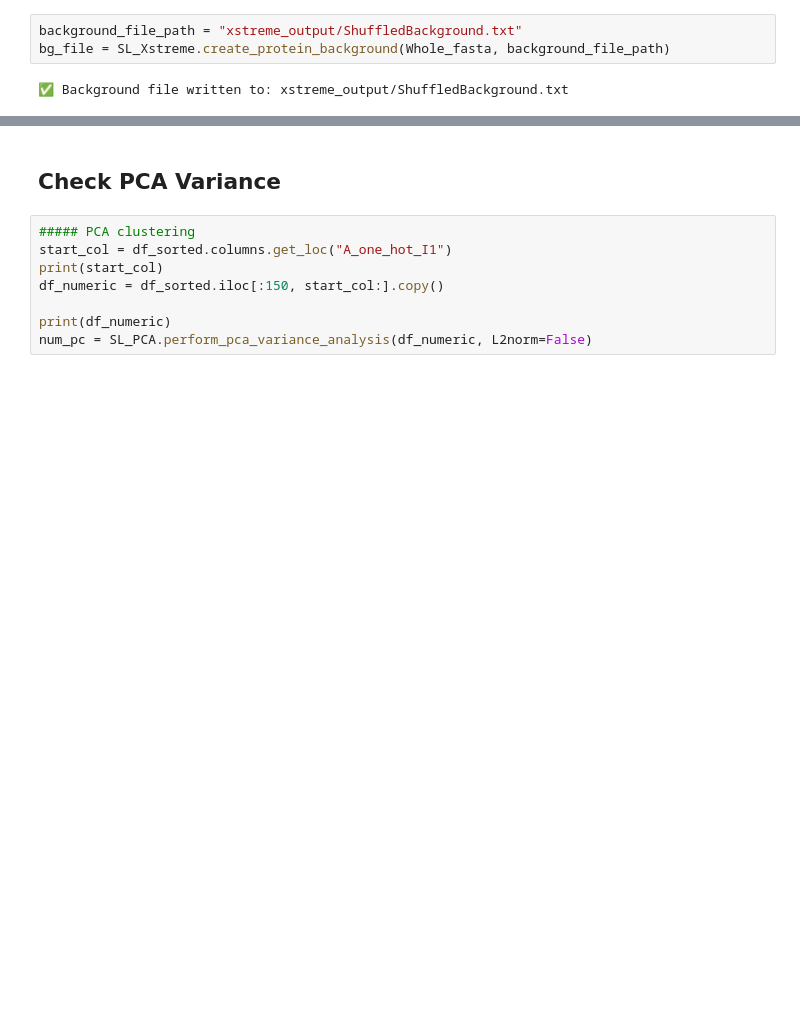
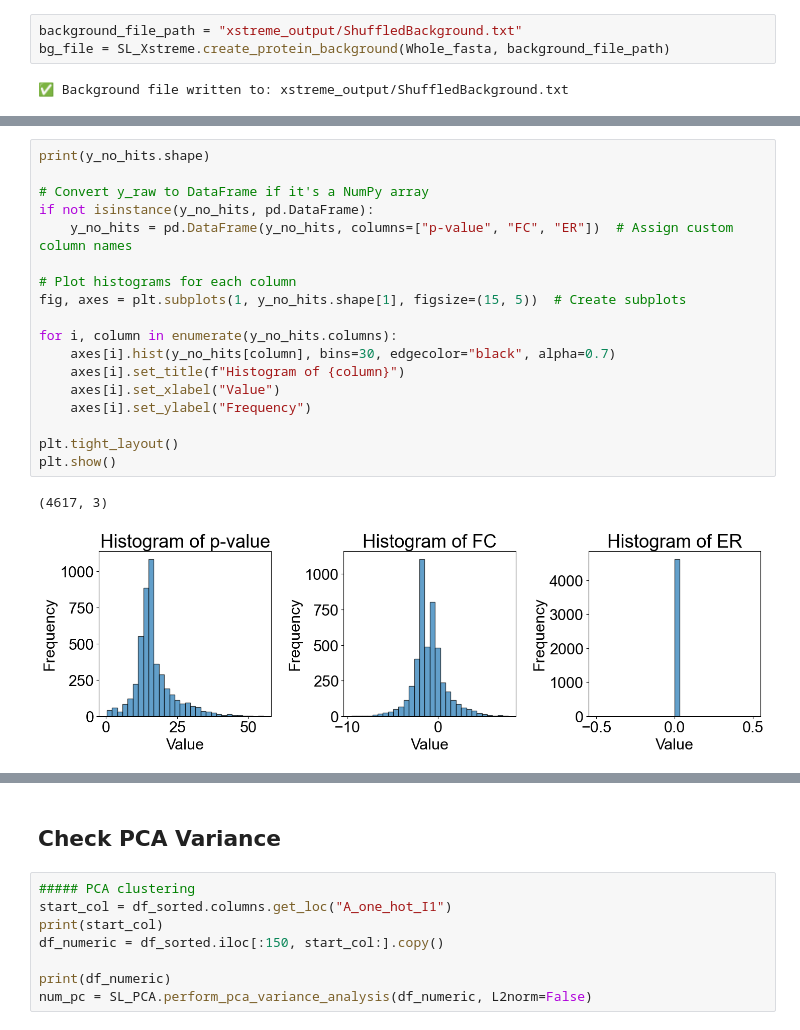
Before and after one commit to stephendl102/PhagePep, a Jupyter notebook: MergeSL_DATA_F3.ipynb, the cells around one changed output, grey strips where cells are left out. Drawn from its saved outputs; the diff is of its cells as text; blank space fills up the shorter version.

```diff
--- a/MergeSL_DATA_F3.ipynb
+++ b/MergeSL_DATA_F3.ipynb
@@ -598,0 +737,21 @@ Length: 5547, dtype: float64
+# %%
+print(y_no_hits.shape)
+
+# Convert y_raw to DataFrame if it's a NumPy array
+if not isinstance(y_no_hits, pd.DataFrame):
+    y_no_hits = pd.DataFrame(y_no_hits, columns=["p-value", "FC", "ER"])  # Assign custom column names
+
+# Plot histograms for each column
+fig, axes = plt.subplots(1, y_no_hits.shape[1], figsize=(15, 5))  # Create subplots
+
+for i, column in enumerate(y_no_hits.columns):
+    axes[i].hist(y_no_hits[column], bins=30, edgecolor="black", alpha=0.7)
+    axes[i].set_title(f"Histogram of {column}")
+    axes[i].set_xlabel("Value")
+    axes[i].set_ylabel("Frequency")
+
+plt.tight_layout()
+plt.show()
+# %% [output]
+(4617, 3)
+[figure, added]
```
Also changed, not shown: parts of 43 cells of this notebook, 10 other files.
